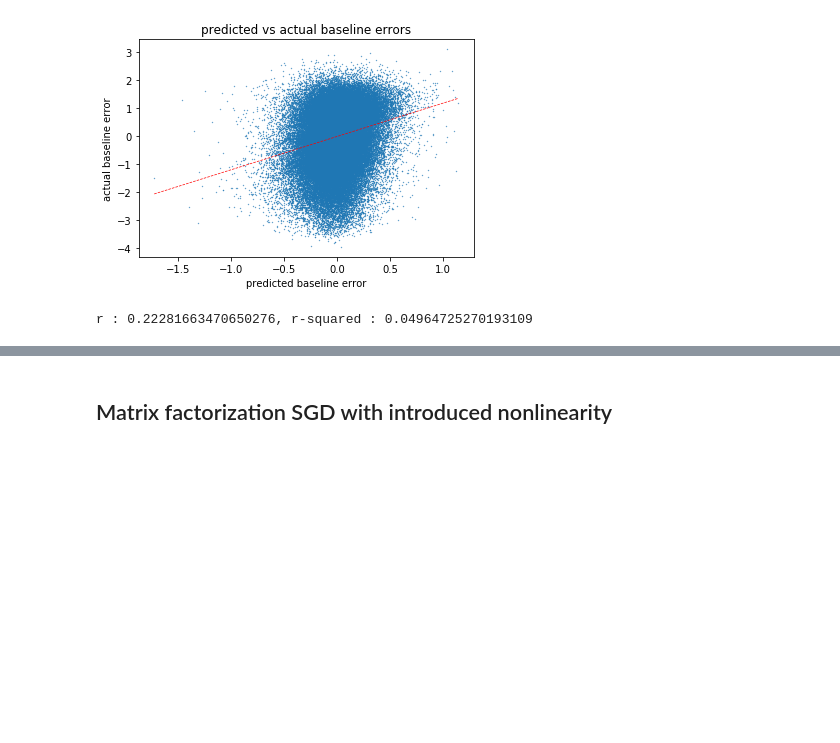
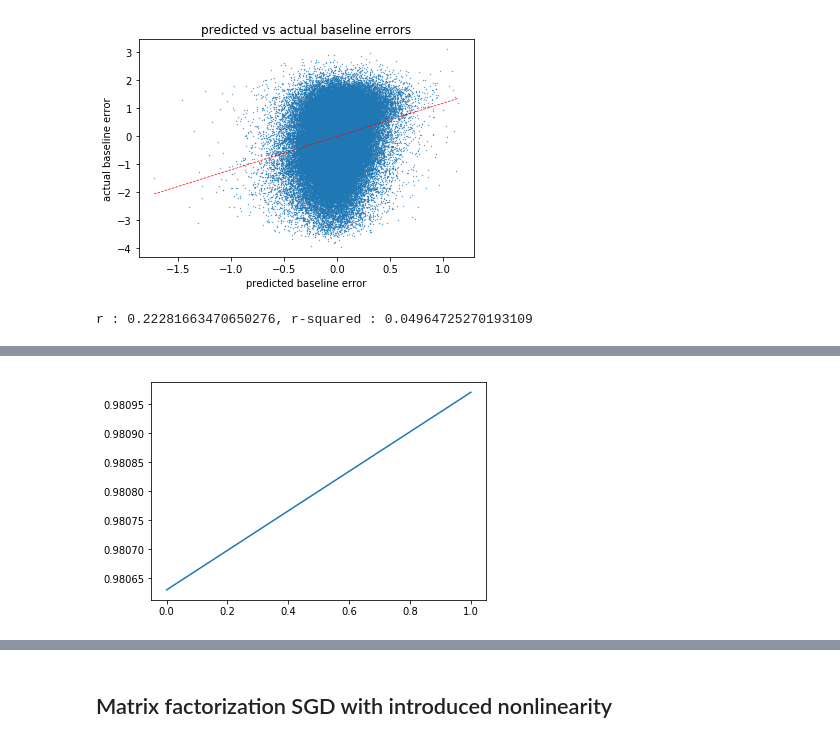
Before and after one commit to Anne-Aimee/recommender_system, a Jupyter notebook: src/main.ipynb, the cells around one changed output, grey strips where cells are left out. Drawn from its saved outputs; the diff is of its cells as text; code cells hidden in the pictures; blank space fills up the shorter version.

Commit message:
Added notebook google colab & gradient descent for parameter tuning

```diff
--- a/src/main.ipynb
+++ b/src/main.ipynb
@@ -1139,0 +1490,87 @@ r : 0.22281663470650276, r-squared : 0.04964725270193109
+# %%
+train_baseline_corrected = sp.coo_matrix((train.data - better_average_movie_ratings[train.row] - better_average_user_offsets[train.col], (train.row, train.col)), shape=train.get_shape())
+test_baseline_corrected = sp.coo_matrix((test.data - better_average_movie_ratings[test.row] - better_average_user_offsets[test.col], (test.row, test.col)), shape=test.get_shape())
+
+seed = 988
+stop_criterion = 0
+
+# gradient descent to determine parameters
+lr = 0.005
+dec_lr = 1.2
+dx = 0.0005
+max_iter = 10 # global
+num_epochs = 20
+# set initial conditions
+num_features = [98]   # K in the lecture notes
+lambda_user = [0.17417125126472585]
+lambda_item = [0.022927141282293662]
+gamma = [0.05316983615800039]
+gamma_dec_step_size = [1.156493980121189]
+
+min_rmse_te = [matrix_factorization_SGD_regularized(train_baseline_corrected, test_baseline_corrected, num_features[-1],
+                                                   lambda_user[-1], lambda_item[-1], gamma[-1], gamma_dec_step_size[-1],
+                                                   num_epochs, seed, stop_criterion)]
+from math import floor
+for it in range(max_iter):
+
+    #compute approximation of gradient
+    min_rmse_te_num_features = matrix_factorization_SGD_regularized(train_baseline_corrected, test_baseline_corrected,
+                                                                    int(num_features[-1] + np.rint(5000*dx)),
+                                                                    lambda_user[-1],
+                                                                    lambda_item[-1], gamma[-1], gamma_dec_step_size[-1],
+                                                                    num_epochs, seed, stop_criterion)
+    min_rmse_te_lambda_user = matrix_factorization_SGD_regularized(train_baseline_corrected, test_baseline_corrected,
+                                                                   num_features[-1], lambda_user[-1]+dx, lambda_item[-1],
+                                                                   gamma[-1], gamma_dec_step_size[-1], num_epochs, seed,
+                                                                   stop_criterion)
+    min_rmse_te_lambda_item = matrix_factorization_SGD_regularized(train_baseline_corrected, test_baseline_corrected,
+                                                                   num_features[-1], lambda_user[-1], lambda_item[-1]+dx,
+                                                                   gamma[-1],gamma_dec_step_size[-1], num_epochs, seed,
+                                                                   stop_criterion)
+    min_rmse_te_gamma = matrix_factorization_SGD_regularized(train_baseline_corrected, test_baseline_corrected,
+                                                             num_features[-1], lambda_user[-1], lambda_item[-1],
+                                                             gamma[-1]+dx, gamma_dec_step_size[-1], num_epochs, seed,
+                                                             stop_criterion)
+    min_rmse_te_dec_step_size = matrix_factorization_SGD_regularized(train_baseline_corrected, test_baseline_corrected,
+                                                                     num_features[-1], lambda_user[-1], lambda_item[-1],
+                                                                     gamma[-1], gamma_dec_step_size[-1]+dx, num_epochs,
+                                                                     seed, stop_criterion)
+
+    min_rmse_te_delta_num_features = min_rmse_te_num_features - min_rmse_te[-1]
+    min_rmse_te_delta_lambda_user = min_rmse_te_lambda_user - min_rmse_te[-1]
+    min_rmse_te_delta_lambda_item = min_rmse_te_lambda_item - min_rmse_te[-1]
+    min_rmse_te_delta_gamma = min_rmse_te_gamma - min_rmse_te[-1]
+    min_rmse_te_delta_dec_step_size = min_rmse_te_dec_step_size - min_rmse_te[-1]
+
+    # Normalization of gradient
+    length_gradient = sqrt(min_rmse_te_delta_num_features**2 + min_rmse_te_delta_lambda_user**2 +
+                           min_rmse_te_delta_lambda_item**2 + min_rmse_te_delta_gamma**2 +
+                           min_rmse_te_delta_dec_step_size**2)
+
+    # Update parameters
+    num_features.append(max(0,int(num_features[-1] - np.rint(2000*lr*min_rmse_te_delta_num_features/length_gradient))))
+    lambda_user.append(lambda_user[-1] - lr*min_rmse_te_delta_lambda_user/length_gradient)
+    lambda_item.append(lambda_item[-1] - lr*min_rmse_te_delta_lambda_item/length_gradient)
+    gamma.append(gamma[-1] - lr*min_rmse_te_delta_gamma/length_gradient)
+    gamma_dec_step_size.append(gamma_dec_step_size[-1] - lr*min_rmse_te_delta_dec_step_size/length_gradient)
+
+    # compute new loss
+    min_rmse_te.append(matrix_factorization_SGD_regularized(train_baseline_corrected, test_baseline_corrected,
+                                                            num_features[-1], lambda_user[-1], lambda_item[-1], gamma[-1],
+                                                            gamma_dec_step_size[-1], num_epochs, seed, stop_criterion))
+
+    print("it = ({}/{}), rmse = {}, num_features = {}, lambda_user = {}, lambda_item = {}, gamma = {}, dec_step_size = {}"
+          .format(it+1,max_iter,min_rmse_te[-1],num_features[-1],lambda_user[-1],lambda_item[-1],gamma[-1],
+                  gamma_dec_step_size[-1]))
+
+    plt.plot(min_rmse_te)
+    plt.show()
+
+    # Decrease learning rate
+    lr /= dec_lr
+    dx /= dec_lr
+
+    if np.isclose(min_rmse_te[-1],min_rmse_te[-2],stop_criterion):
+        break
+    #return min_rmse_te, num_features, lambda_user, gamma, gamma_dec_step_size
+# %% [output]
@@ -1139,0 +1594 @@ r : 0.22281663470650276, r-squared : 0.04964725270193109
+[figure, added]
```
Also changed, not shown: parts of 15 cells of this notebook, 1 other file.
